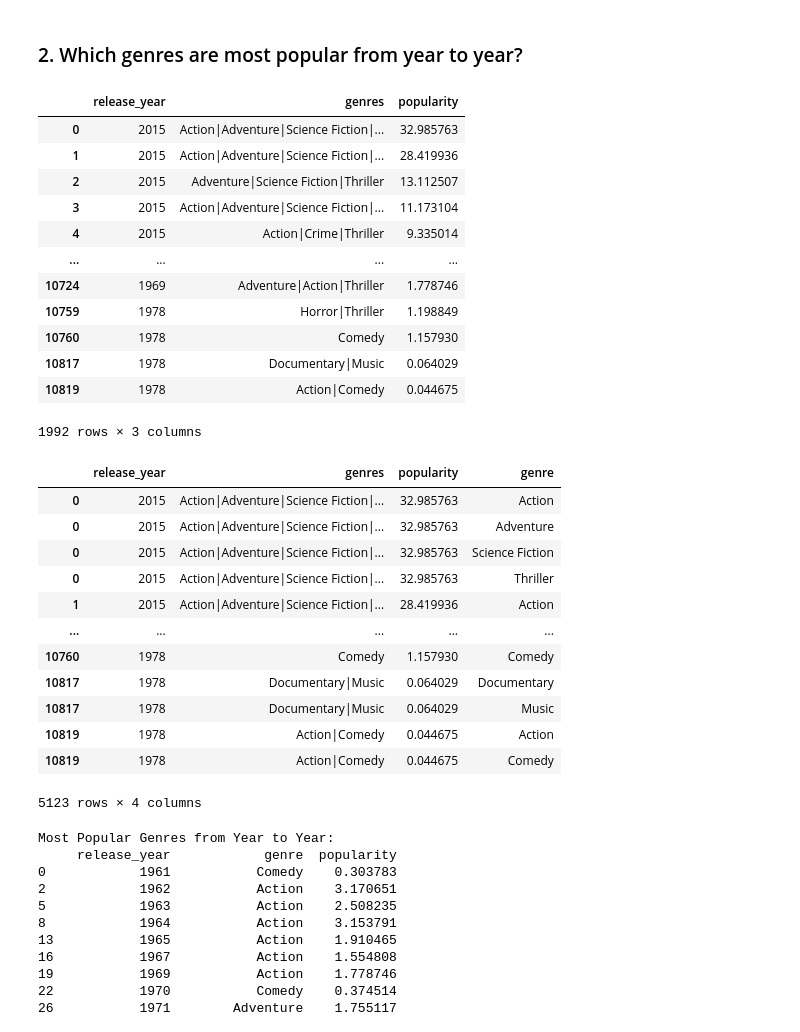
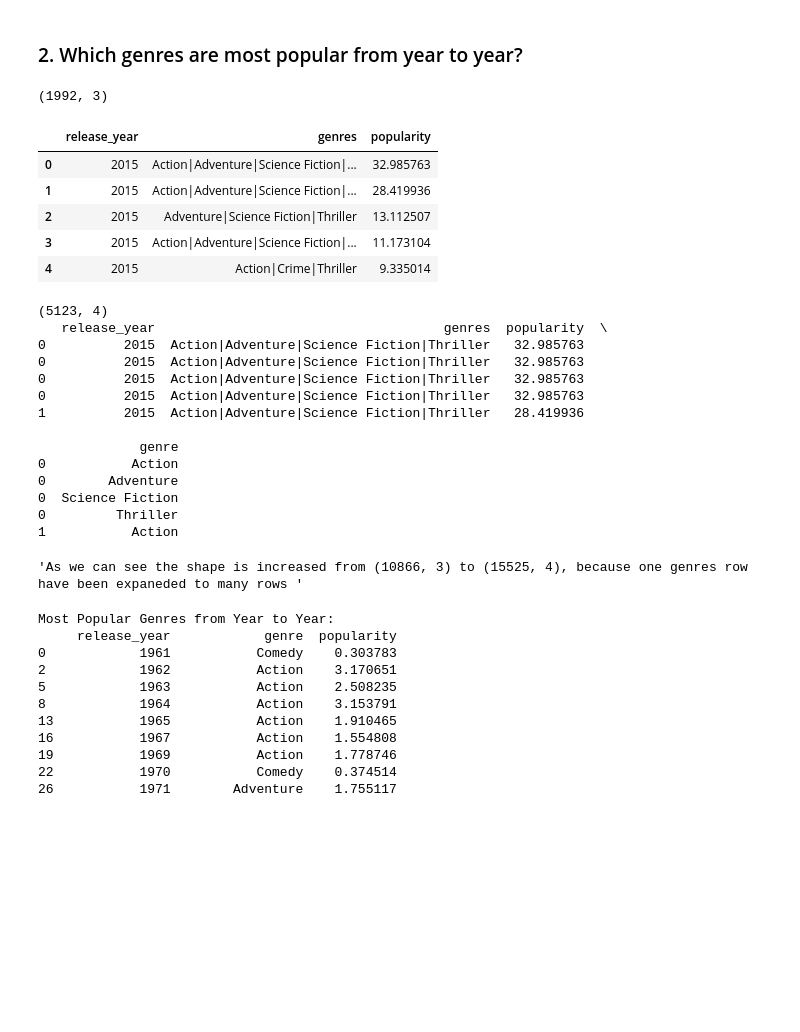
Before and after one commit to adgehTech/Movie_Analysis, a Jupyter notebook: movie_analysis.ipynb, the cells around one changed output. Cells and saved outputs as stored; diff of their text form; code cells hidden in the pictures; blank space fills up the shorter version.

```diff
--- a/movie_analysis.ipynb
+++ b/movie_analysis.ipynb
@@ -377,39 +383,38 @@ plt.show()
 # %%
 # Extract genres information and create a new DataFrame
 genres_data = movie_data[['release_year', 'genres', 'popularity',]]
-genres_data
+print(genres_data.shape)
+genres_data.head()
 # %% [output]
+(1992, 3)
 |  | release_year | genres | popularity |
 | 0 | 2015 | Action|Adventure|Science Fiction|... | 32.985763 |
 | 1 | 2015 | Action|Adventure|Science Fiction|... | 28.419936 |
 | 2 | 2015 | Adventure|Science Fiction|Thriller | 13.112507 |
 | 3 | 2015 | Action|Adventure|Science Fiction|... | 11.173104 |
 | 4 | 2015 | Action|Crime|Thriller | 9.335014 |
-| ... | ... | ... | ... |
-| 10724 | 1969 | Adventure|Action|Thriller | 1.778746 |
-| 10759 | 1978 | Horror|Thriller | 1.198849 |
-| 10760 | 1978 | Comedy | 1.157930 |
-| 10817 | 1978 | Documentary|Music | 0.064029 |
-| 10819 | 1978 | Action|Comedy | 0.044675 |
-1992 rows × 3 columns
 # %%
 # Split genres into individual rows
 genres_data = genres_data.assign(genre=genres_data['genres'].str.split('|')).explode('genre')
-genres_data
+print(genres_data.shape)
+print(genres_data.head())
+'''As we can see the shape is increased from (10866, 3) to (15525, 4), because one genres row have been expaneded to many rows '''
 # %% [output]
-|  | release_year | genres | popularity | genre |
-| 0 | 2015 | Action|Adventure|Science Fiction|... | 32.985763 | Action |
-| 0 | 2015 | Action|Adventure|Science Fiction|... | 32.985763 | Adventure |
-| 0 | 2015 | Action|Adventure|Science Fiction|... | 32.985763 | Science Fiction |
-| 0 | 2015 | Action|Adventure|Science Fiction|... | 32.985763 | Thriller |
-| 1 | 2015 | Action|Adventure|Science Fiction|... | 28.419936 | Action |
-| ... | ... | ... | ... | ... |
-| 10760 | 1978 | Comedy | 1.157930 | Comedy |
-| 10817 | 1978 | Documentary|Music | 0.064029 | Documentary |
-| 10817 | 1978 | Documentary|Music | 0.064029 | Music |
-| 10819 | 1978 | Action|Comedy | 0.044675 | Action |
-| 10819 | 1978 | Action|Comedy | 0.044675 | Comedy |
-5123 rows × 4 columns
+(5123, 4)
+   release_year                                     genres  popularity  \
+0          2015  Action|Adventure|Science Fiction|Thriller   32.985763
+0          2015  Action|Adventure|Science Fiction|Thriller   32.985763
+0          2015  Action|Adventure|Science Fiction|Thriller   32.985763
+0          2015  Action|Adventure|Science Fiction|Thriller   32.985763
+1          2015  Action|Adventure|Science Fiction|Thriller   28.419936
+
+             genre
+0           Action
+0        Adventure
+0  Science Fiction
+0         Thriller
+1           Action
+'As we can see the shape is increased from (10866, 3) to (15525, 4), because one genres row have been expaneded to many rows '
 # %%
 # Group by release year, genre, and filter out non-numeric popularity values
 popular_genres_per_year = genres_data.groupby(['release_year', 'genre'])['popularity'].apply(lambda x: pd.to_numeric(x, errors='coerce').mean()).reset_index()
```
Also changed, not shown: parts of 11 cells of this notebook.
